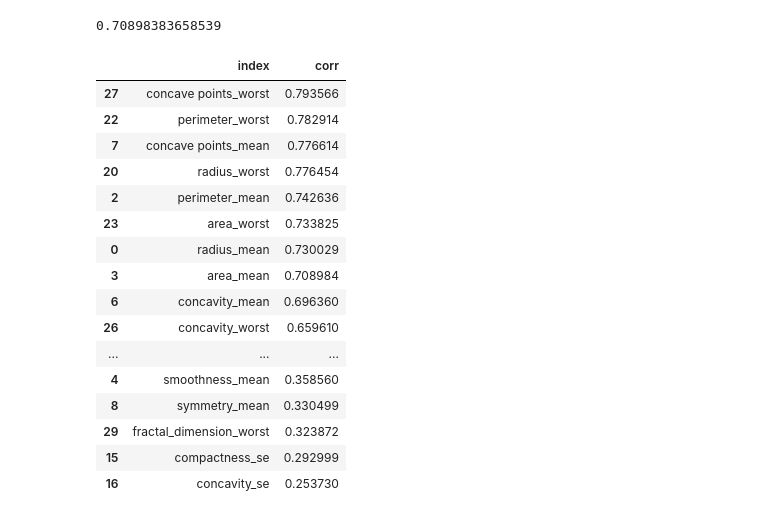
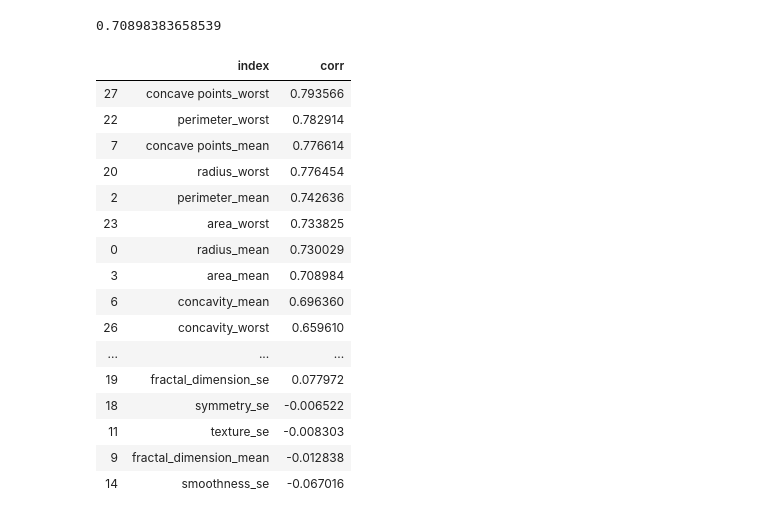
Before and after one commit to puczilka/Breast-cancer-prediction, a Jupyter notebook: notebooks/CFG Data pre-processing.ipynb, the cells around one changed output. Cells and saved outputs as stored; diff of their text form; code cells hidden in the pictures.

```diff
--- a/notebooks/CFG Data pre-processing.ipynb
+++ b/notebooks/CFG Data pre-processing.ipynb
@@ -9,7 +9,7 @@ from scipy import stats
 # %% [markdown]
 ### Import and high level exploration
 # %%
-df = pd.read_csv("data.csv")
+df = pd.read_csv("../data/raw/data.csv")
 # %%
 df.shape
 # %% [output]
@@ -384,23 +353,23 @@ def get_PBS_corr_from_cols(df,target_col,cont_cols,thresh = 0 ):
     fin_res = fin_res.drop(columns = ['abs_corr'])
     return(fin_res)
 # %%
-PBS_corr = get_PBS_corr_from_cols(df,'diagnosis',np.asarray(df_ex_diag.columns),thresh=0.1)
+PBS_corr = get_PBS_corr_from_cols(df,'diagnosis',np.asarray(df_ex_diag.columns),thresh=0)
 PBS_corr
 # %% [output]
 |  | index | corr |
 | 27 | concave points_worst | 0.793566 |
 | 22 | perimeter_worst | 0.782914 |
 | 7 | concave points_mean | 0.776614 |
 | 20 | radius_worst | 0.776454 |
 | 2 | perimeter_mean | 0.742636 |
 | 23 | area_worst | 0.733825 |
 | 0 | radius_mean | 0.730029 |
 | 3 | area_mean | 0.708984 |
 | 6 | concavity_mean | 0.696360 |
 | 26 | concavity_worst | 0.659610 |
 | ... | ... | ... |
-| 4 | smoothness_mean | 0.358560 |
-| 8 | symmetry_mean | 0.330499 |
-| 29 | fractal_dimension_worst | 0.323872 |
-| 15 | compactness_se | 0.292999 |
-| 16 | concavity_se | 0.253730 |
+| 19 | fractal_dimension_se | 0.077972 |
+| 18 | symmetry_se | -0.006522 |
+| 11 | texture_se | -0.008303 |
+| 9 | fractal_dimension_mean | -0.012838 |
+| 14 | smoothness_se | -0.067016 |
```
Also changed, not shown: parts of 5 cells of this notebook, 2 other files.
